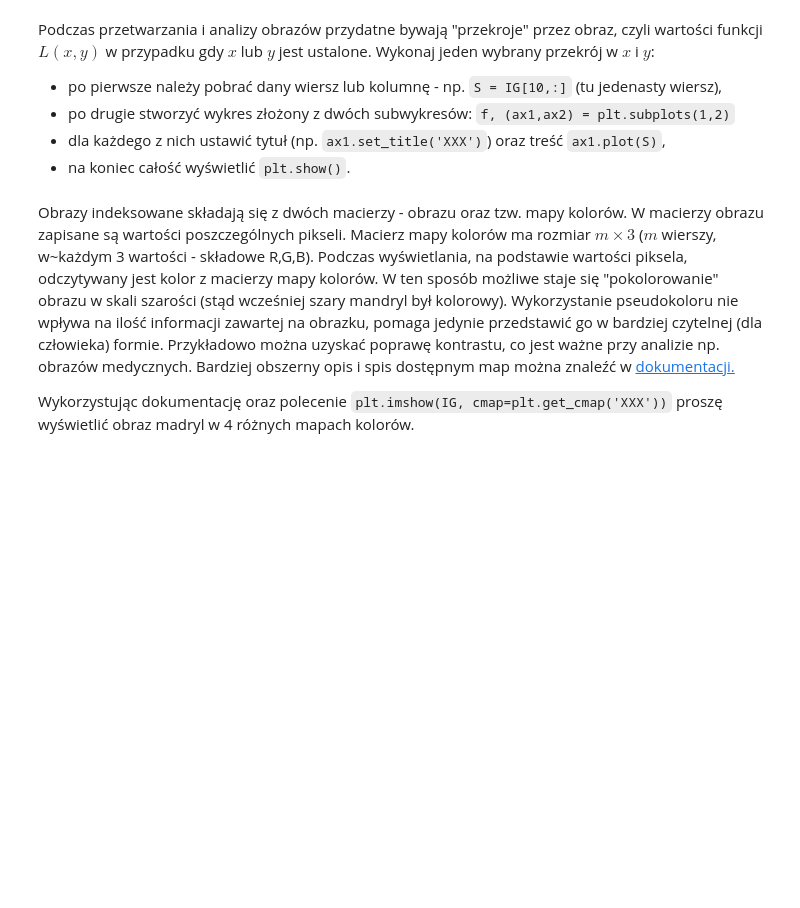
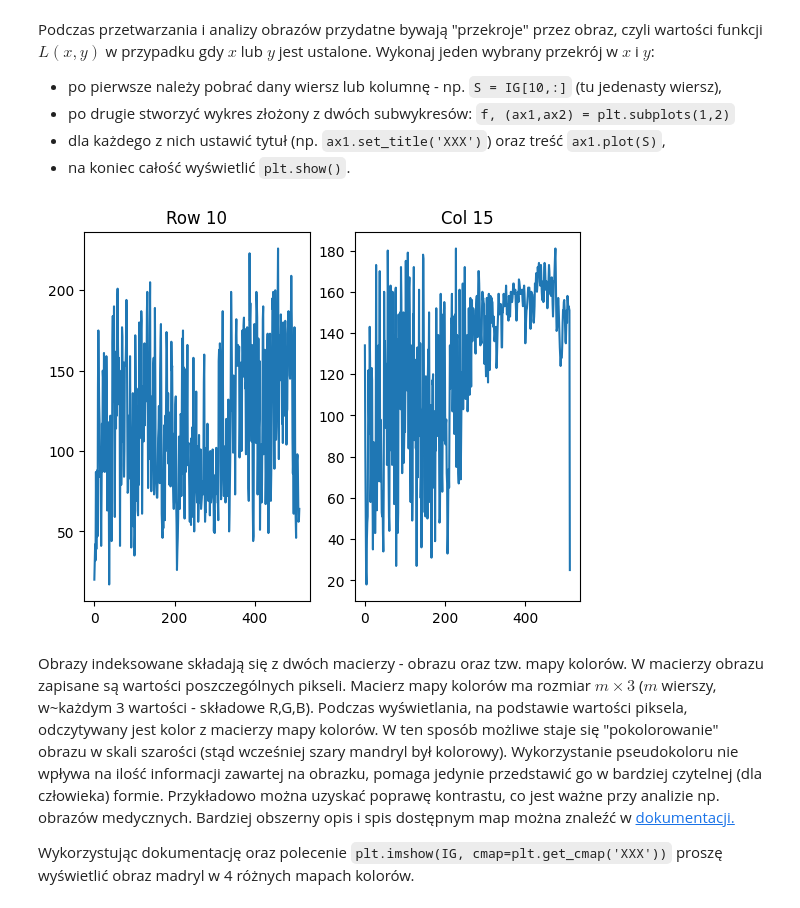
Before and after one commit to krudny/Image-processing, a Jupyter notebook: Lab1-intro/01_intro.ipynb, the cells around one changed output. Saved outputs shown, nothing was run; the diff lists cells and outputs as text; code cells hidden in the pictures; blank space fills up the shorter version.

```diff
--- a/Lab1-intro/01_intro.ipynb
+++ b/Lab1-intro/01_intro.ipynb
@@ -103,6 +113,20 @@ Wykonaj jeden wybrany przekrój w $x$ i $y$:
 - po drugie stworzyć wykres złożony z dwóch subwykresów: `f, (ax1,ax2) = plt.subplots(1,2)`
 - dla każdego z nich ustawić tytuł (np. `ax1.set_title('XXX')`) oraz treść `ax1.plot(S)`,
 - na koniec całość wyświetlić `plt.show()`.
+# %%
+row = IG[10, :]
+col = IG[:, 15]
+
+f, (ax1, ax2) = plt.subplots(1, 2)
+ax1.set_title("Row 10")
+ax2.set_title("Col 15")
+
+ax1.plot(row)
+ax2.plot(col)
+
+plt.show()
+# %% [output]
+[figure, added]
 # %% [markdown]
 Obrazy indeksowane składają się z dwóch macierzy - obrazu oraz tzw. mapy kolorów.
 W macierzy obrazu zapisane są wartości poszczególnych pikseli.
```
Also changed, not shown: parts of 3 cells of this notebook, 1 other file.
